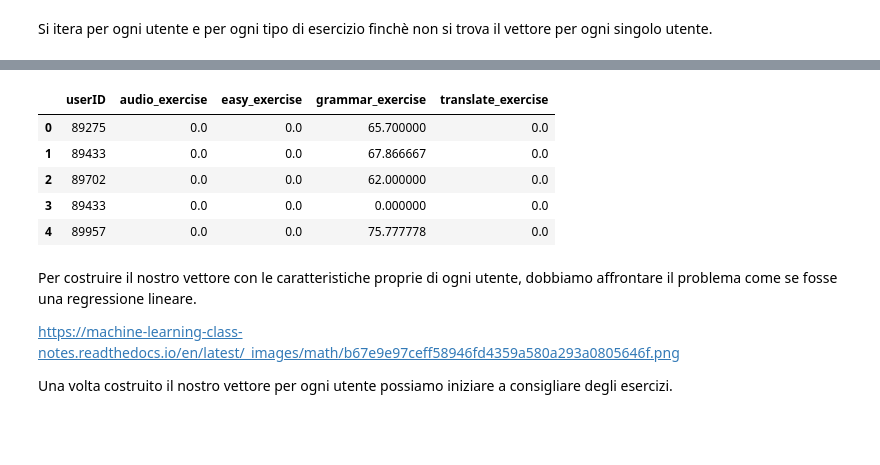
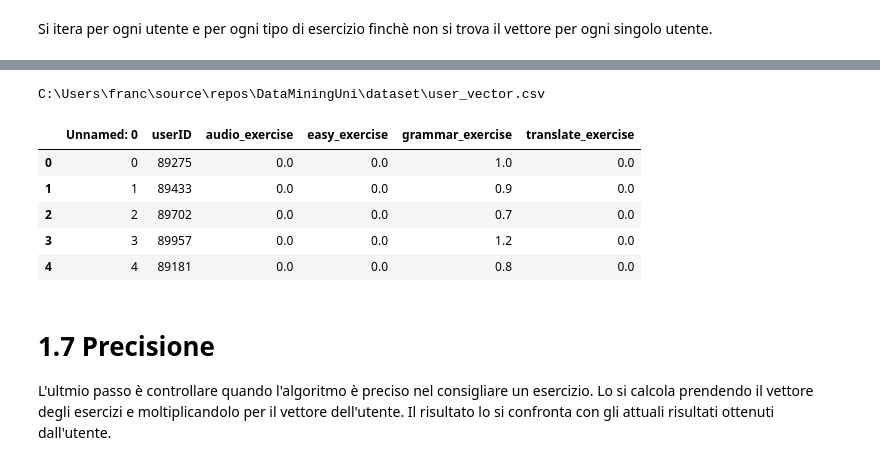
Before and after one commit to francobelloni85/DataMiningUni, a Jupyter notebook: project_exam.ipynb, the cells around one changed output, grey strips where cells are left out. Cells and saved outputs as stored; diff of their text form; code cells hidden in the pictures; blank space fills up the shorter version.

Commit message:
[ADD] create user_vector

```diff
--- a/project_exam.ipynb
+++ b/project_exam.ipynb
@@ -741,48 +754,0 @@ Rinominare colonne: <br>
-# %%
-return
-
-def get_score(my_dataset, user_id:int) -> int:
-    mask = my_dataset[my_dataset['userID'] == user_id]
-    if (len(mask.index) > 1):
-        raise Exception("2 times the userID!")
-    if (len(mask.index) > 0):
-        exercise_value = my_dataset.loc[mask.index[0],'exercise_score']
-        return exercise_value
-    else:
-        return 0
-
-def set_user_vector(my_dataset, user_id:int, my_audio_exercise_value, my_easy_exercise_value, my_grammar_exercise_value, my_translate_exercise_value  ) -> int:
-    mask = my_dataset[my_dataset['userID'] == user_id]
-    if (my_audio_exercise_value != 0):
-        my_dataset.loc[mask.index[0],'audio_exercise'] = my_audio_exercise_value
-    if (my_easy_exercise_value != 0):
-        my_dataset.loc[mask.index[0],'easy_exercise'] = my_easy_exercise_value
-    if (my_grammar_exercise_value != 0):
-        my_dataset.loc[mask.index[0],'grammar_exercise'] = my_grammar_exercise_value
-    if (my_translate_exercise_value != 0):
-        my_dataset.loc[mask.index[0],'translate_exercise'] = my_translate_exercise_value
-
-# list of values of 'Marks' column
-users = user_dataset['userID'].tolist()
-
-for current_user_id in users:
-    audio_exercise_value = get_score(user_dataset_audio_exercise_v1,current_user_id)
-    easy_exercise_value = get_score(user_dataset_easy_exercise_v1,current_user_id)
-    grammar_exercise_value = get_score(user_dataset_grammar_exercise_v1,current_user_id)
-    translate_exercise_value = get_score(user_dataset_translate_exercise_v1,current_user_id)
-    set_user_vector(user_dataset_v1,current_user_id,audio_exercise_value,easy_exercise_value,grammar_exercise_value,translate_exercise_value)
-
-user_dataset_v1.head()
-# %% [output]
-|  | userID | audio_exercise | easy_exercise | grammar_exercise | translate_exercise |
-| 0 | 89275 | 0.0 | 0.0 | 65.700000 | 0.0 |
-| 1 | 89433 | 0.0 | 0.0 | 67.866667 | 0.0 |
-| 2 | 89702 | 0.0 | 0.0 | 62.000000 | 0.0 |
-| 3 | 89433 | 0.0 | 0.0 | 0.000000 | 0.0 |
-| 4 | 89957 | 0.0 | 0.0 | 75.777778 | 0.0 |
-# %% [markdown]
-Per costruire il nostro vettore con le caratteristiche proprie di ogni utente, dobbiamo affrontare il problema come se fosse una regressione lineare.
-
-https://machine-learning-class-notes.readthedocs.io/en/latest/_images/math/b67e9e97ceff58946fd4359a580a293a0805646f.png
-
-Una volta costruito il nostro vettore per ogni utente possiamo iniziare a consigliare degli esercizi.
@@ -788,0 +758,20 @@ Una volta costruito il nostro vettore per ogni utente possiamo iniziare a consig
+# %%
+# Import the dataset
+directory = pathlib.Path().absolute()
+path = os.path.join(directory, "dataset", 'user_vector.csv')
+print(path)
+user_vector_dataset = pd.read_csv(path)
+user_vector_dataset.head()
+# %% [output]
+C:\Users\franc\source\repos\DataMiningUni\dataset\user_vector.csv
+|  | Unnamed: 0 | userID | audio_exercise | easy_exercise | grammar_exercise | translate_exercise |
+| 0 | 0 | 89275 | 0.0 | 0.0 | 1.0 | 0.0 |
+| 1 | 1 | 89433 | 0.0 | 0.0 | 0.9 | 0.0 |
+| 2 | 2 | 89702 | 0.0 | 0.0 | 0.7 | 0.0 |
+| 3 | 3 | 89957 | 0.0 | 0.0 | 1.2 | 0.0 |
+| 4 | 4 | 89181 | 0.0 | 0.0 | 0.8 | 0.0 |
+# %% [markdown]
+# 1.7 Precisione
+L'ultmio passo è controllare quando l'algoritmo è preciso nel consigliare un esercizio.
+Lo si calcola prendendo il vettore degli esercizi e moltiplicandolo per il vettore dell'utente.
+Il risultato lo si confronta con gli attuali risultati ottenuti dall'utente.
```
Also changed, not shown: parts of 30 cells of this notebook, 2 other files.
